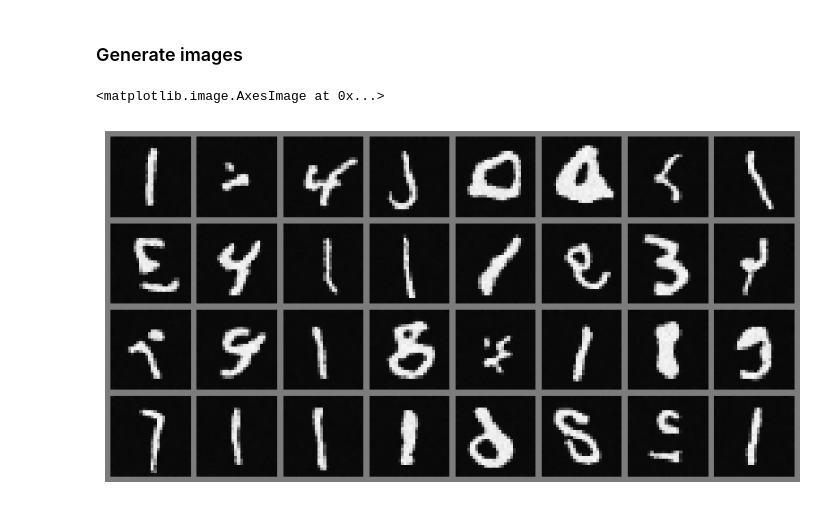
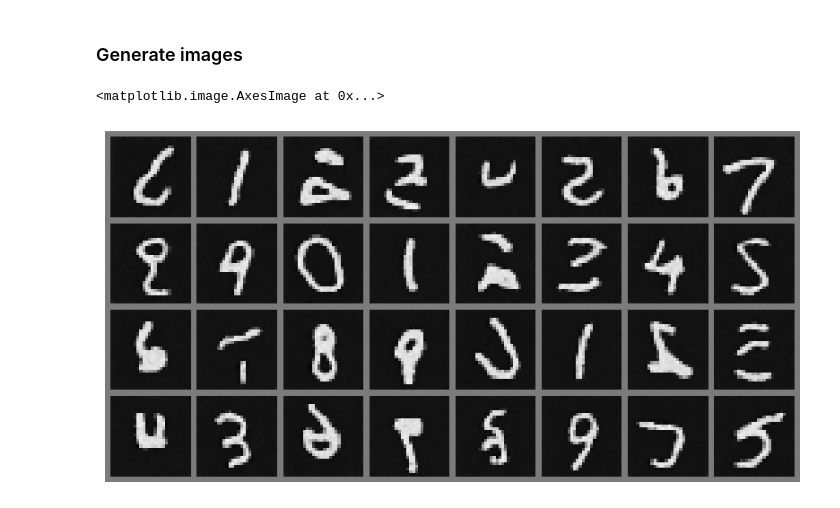
Before and after one commit to RamtinS/diffusion-model, a Jupyter notebook: DDPM.ipynb, the cells around one changed output. Cells and saved outputs as stored; diff of their text form; code cells hidden in the pictures.

Commit message:
feat: add conditional embedding to ddpm

```diff
--- a/DDPM.ipynb
+++ b/DDPM.ipynb
@@ -54,7 +55,8 @@ def cosine_beta_scheduler(steps, s=0.008):
     betas = 1 - (alphas_cum_prod[1:] / alphas_cum_prod[:-1])
     return torch.clip(betas, 0.0001, 0.9999)
 # %%
-betas = cosine_beta_scheduler(TIME_STEP)#torch.linspace(BETA_START, BETA_END, TIME_STEP, device=gpu)  # Linear Variance Scheduler
+betas = torch.linspace(BETA_START, BETA_END, TIME_STEP,
+                       device=gpu)  #cosine_beta_scheduler(TIME_STEP)# # Linear Variance Scheduler
 alphas = 1. - betas
 alphas_cum_prod = torch.cumprod(alphas, 0)
 alphas_cum_prod_prev = F.pad(alphas_cum_prod[:-1], (1, 0), value=1.0)
@@ -187,11 +195,16 @@ class Block(nn.Module):
             nn.ReLU(inplace=True)
         )
 
+        self.condition_emb = nn.Sequential(
+            nn.Linear(10, out_channels),
+            nn.ReLU(inplace=True)
+        )
+
         self.conv1 = nn.Conv2d(in_channels, out_channels, kernel_size=3, padding=1)
         self.conv2 = nn.Conv2d(out_channels, out_channels, kernel_size=3, padding=1)
         self.relu = nn.ReLU(inplace=True)
 
-    def forward(self, x, t):
+    def forward(self, x, t, c=None):
         # First convolution
         h = self.relu(self.conv1(x))
 
@@ -202,6 +215,12 @@ class Block(nn.Module):
         # Add time embedding
         h = h + time_emb
 
+        if isinstance(c, torch.Tensor):
+            cemb = self.condition_emb(c).to(gpu)
+
+            cemb = cemb[(...,) + (None,) * 2]  # Shape (batch, channels, 1, 1)
+            h = h + cemb
+
         # Second convolution
         h = self.relu(self.conv2(h))
         return h
@@ -235,27 +254,27 @@ class UNet(nn.Module):
 
         self.output_layer = nn.Conv2d(64, 1, kernel_size=1)
 
-    def forward(self, x, t):
+    def forward(self, x, t, c=None):
         # Contracting path
-        enc1_out = self.encoder1(x, t)
+        enc1_out = self.encoder1(x, t, c)
         pool_enc1_out = self.max_pool(enc1_out)
 
-        enc2_out = self.encoder2(pool_enc1_out, t)
+        enc2_out = self.encoder2(pool_enc1_out, t, c)
         pool_enc2_out = self.max_pool(enc2_out)
 
         # Bottleneck
-        bottle_out = self.bottleneck(pool_enc2_out, t)
+        bottle_out = self.bottleneck(pool_enc2_out, t, c)
 
-        # Expanding path
+        # Expanding path, sees på...
         up_conv_3_out = self.up_convolution_3(bottle_out)
         crop_up_conv_3_out = crop_tensor(enc2_out, up_conv_3_out)
         dec3_out = self.decoder3(
-            torch.cat([up_conv_3_out, crop_up_conv_3_out], dim=1), t)
+            torch.cat([up_conv_3_out, crop_up_conv_3_out], dim=1), t, c)
 
         up_conv_4_out = self.up_convolution_4(dec3_out)
         crop_up_conv_4_out = crop_tensor(enc1_out, up_conv_4_out)
         dec4_out = self.decoder4(
-            torch.cat([up_conv_4_out, crop_up_conv_4_out], dim=1), t)
+            torch.cat([up_conv_4_out, crop_up_conv_4_out], dim=1), t, c)
 
         output = self.output_layer(dec4_out)
 
@@ -330,15 +344,20 @@ with tqdm(range(0, EPOCH_NUM), desc="Epochs", total=EPOCH_NUM) as epoch_progress
 # %% [markdown]
 ### Generate images
 # %%
-samples = p_sample_loop(model, shape=(BATCH_SIZE, channels, image_size, image_size))
+numbers = torch.tensor([0,1,2,3,4,5,6,7,8,9, 0,1,2,3,4,5,6,7,8,9, 0,1,2,3,4,5,6,7,8,9, 5, 5])
+numbers = nn.functional.one_hot(numbers, num_classes=10)
+numbers = numbers.type(torch.float32)
+numbers.to(gpu)
+
+samples = p_sample_loop(model, shape=(BATCH_SIZE, channels, image_size, image_size), conditionals=numbers)
 
 plt.figure(figsize=(10, 10))
 plt.axis("off")
 
 plt.imshow(torchvision.utils.make_grid(samples, nrow=8).cpu().detach().numpy()[0], cmap='gray')
 # %% [output]
 <matplotlib.image.AxesImage at 0x...>
-[figure, old version]
+[figure, new version]
 # %%
 import os
 import torch
```
Also changed, not shown: parts of 6 cells of this notebook.
